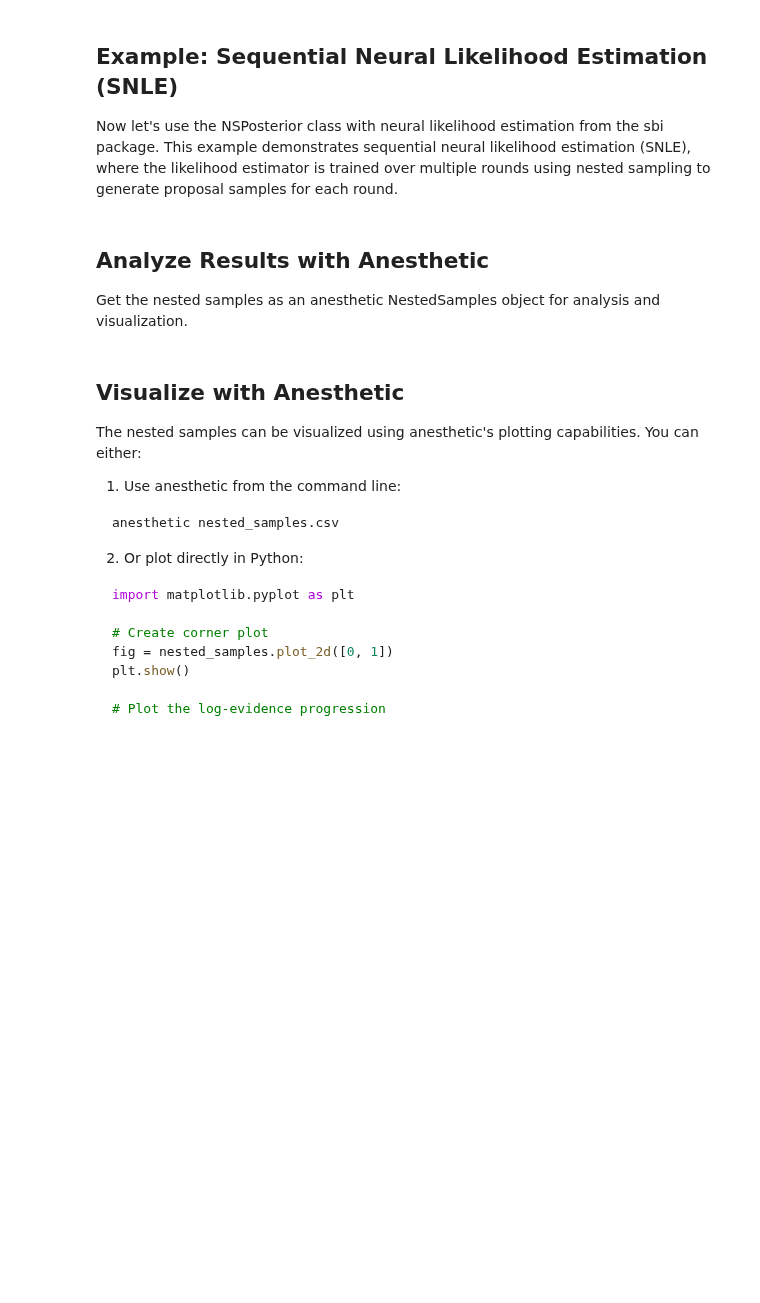
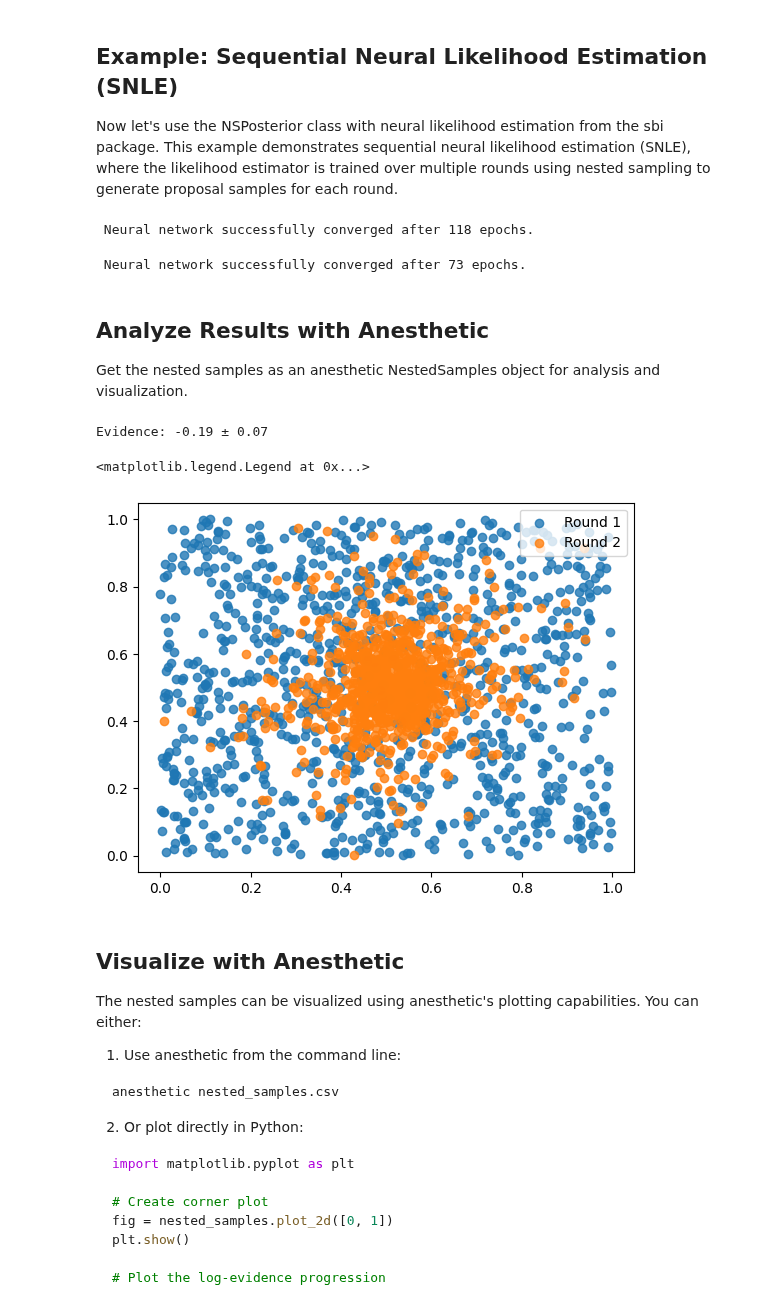
Before and after one commit to handley-lab/nested-sampling-book, a Jupyter notebook: sbi/nle_posterior.ipynb, the cells around one changed output. Drawn from its saved outputs; the diff is of its cells as text; code cells hidden in the pictures; blank space fills up the shorter version.

```diff
--- a/sbi/nle_posterior.ipynb
+++ b/sbi/nle_posterior.ipynb
@@ -165,12 +165,21 @@ x_o = torch.tensor([0.5, 0.5])
 
 inference = NLE(prior)
 proposal = prior
+
+round_samples = []
+
 for _ in range(num_rounds):
     theta = proposal.sample((num_sims,))
     x = simulator(theta)
     likelihood = inference.append_simulations(theta, x).train()
-    posterior = NSPosterior(likelihood, prior, num_live=500, num_inner_steps=20, num_delete=250)
+    posterior = NSPosterior(
+        likelihood, prior, num_live=500, num_inner_steps=20, num_delete=250
+    )
     proposal = posterior.set_default_x(x_o)
+    round_samples.append(theta)
+# %% [output]
+ Neural network successfully converged after 118 epochs.
+ Neural network successfully converged after 73 epochs.
 # %% [markdown]
 ## Analyze Results with Anesthetic
 
@@ -178,7 +187,17 @@ Get the nested samples as an anesthetic NestedSamples object for analysis and vi
 # %%
 nested_samples = posterior.nested_samples()
 nested_samples.to_csv("nested_samples.csv")
-print(nested_samples)
+print(f"Evidence: {nested_samples.logZ(100).mean() :.2f} ± {nested_samples.logZ(100).std() :.2f}")
+# %% [output]
+Evidence: -0.19 ± 0.07
+# %%
+import matplotlib.pyplot as plt
+for i,ts in enumerate(round_samples):
+    plt.scatter(ts[:, 0], ts[:, 1], alpha=0.8, label=f"Round {i+1}")
+plt.legend()
+# %% [output]
+<matplotlib.legend.Legend at 0x...>
+[figure, added]
 # %% [markdown]
 ## Visualize with Anesthetic
 
```
Also changed, not shown: 1 other file.
